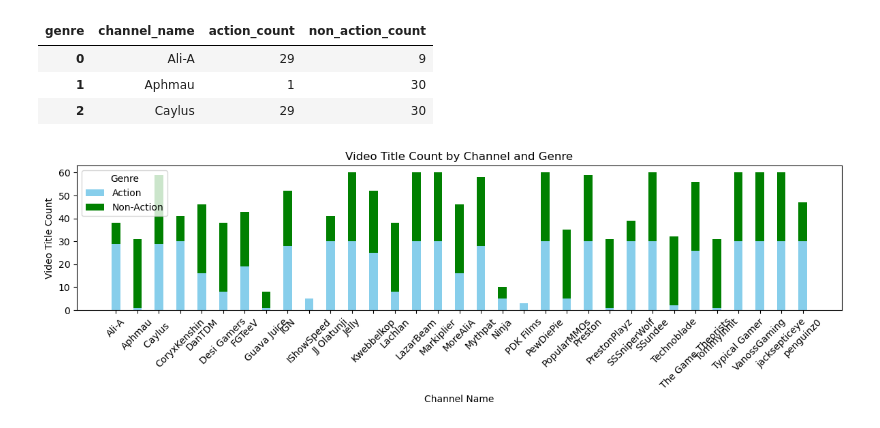
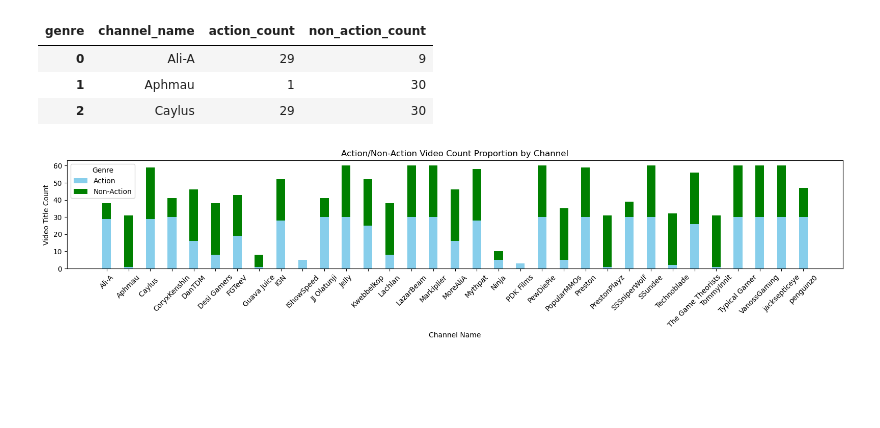
Before and after one commit to IMT-547-Team-1/YouTube-Toxic-Comments, a Jupyter notebook: Analysis/01 Analysis.ipynb, the cells around one changed output. Drawn from its saved outputs; the diff is of its cells as text; code cells hidden in the pictures; blank space fills up the shorter version.

```diff
--- a/Analysis/01 Analysis.ipynb
+++ b/Analysis/01 Analysis.ipynb
@@ -112,24 +116,24 @@ count_vid_by_channel_genre.head(3)
 | 1 | Aphmau | 1 | 30 |
 | 2 | Caylus | 29 | 30 |
 # %%
-plt.figure(figsize=(12, 4))
+plt.figure(figsize=(16, 4))
 
 # Plot action counts
 plt.bar(count_vid_by_channel_genre['channel_name'], count_vid_by_channel_genre['action_count'], color='skyblue', width=0.4, label='Action')
 
 # Plot non-action counts
 plt.bar(count_vid_by_channel_genre['channel_name'], count_vid_by_channel_genre['non_action_count'], color='green', width=0.4, label='Non-Action', bottom = count_vid_by_channel_genre['action_count'])
 
 # Adding labels and title
 plt.xlabel('Channel Name')
 plt.ylabel('Video Title Count')
-plt.title('Video Title Count by Channel and Genre')
+plt.title('Action/Non-Action Video Count Proportion by Channel')
 plt.legend(title='Genre')
 plt.xticks(rotation=45)
 plt.tight_layout()
 plt.show()
 # %% [output]
-[figure, old version]
+[figure, new version]
 # %%
 count_vid_by_channel_genre['action_video_%'] = round(100*(count_vid_by_channel_genre['action_count']/(count_vid_by_channel_genre['action_count']+ count_vid_by_channel_genre['non_action_count'])),2)
 # %%
```
Also changed, not shown: parts of 7 cells of this notebook, 29 other files.
